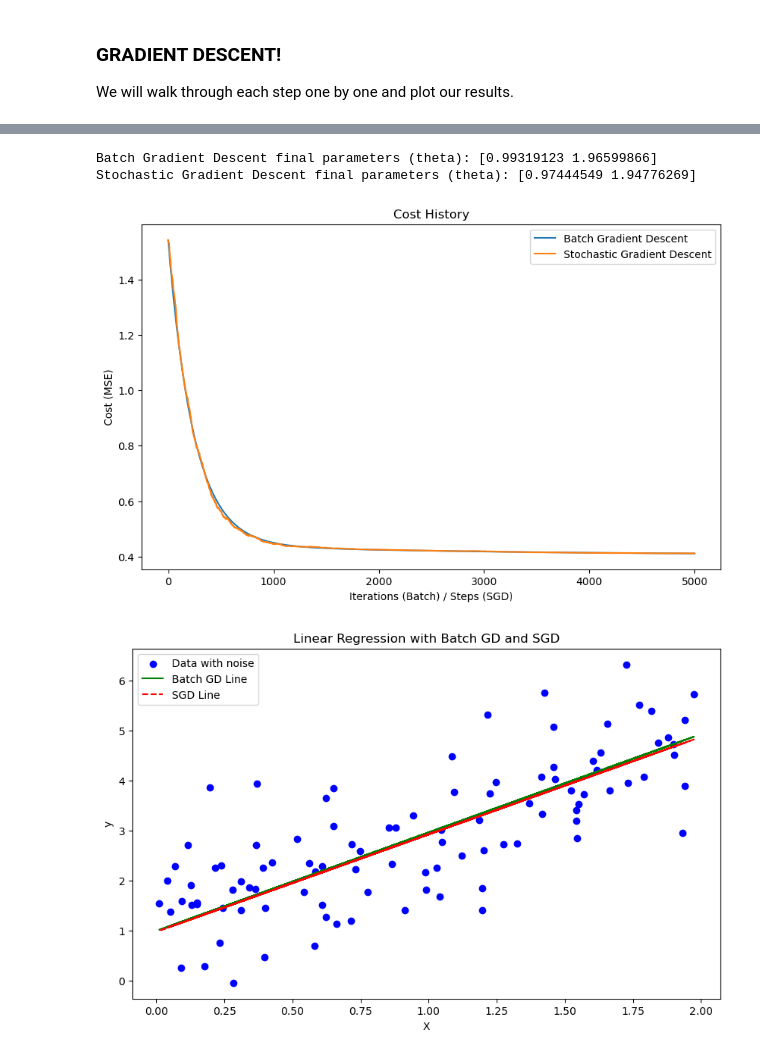
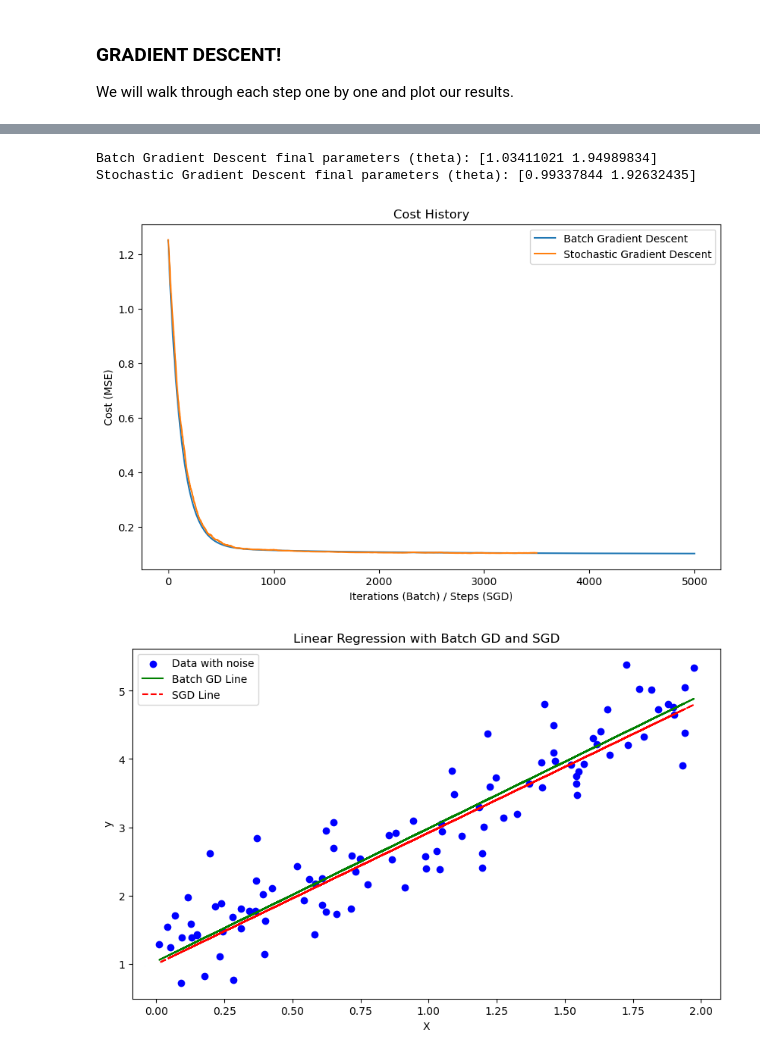
Before and after one commit to rjaditya-2702/CS5100-SecA-Demo, a Jupyter notebook: The OG way.ipynb, the cells around one changed output, grey strips where cells are left out. Cells and saved outputs as stored; diff of their text form; code cells hidden in the pictures.

```diff
--- a/The OG way.ipynb
+++ b/The OG way.ipynb
@@ -22,7 +22,7 @@ def fit(X, theta):
 def generate_data(n_samples=100):
     np.random.seed(42)
     X = 2 * np.random.rand(n_samples, 1) - 1  # Random values between -1 and 1
-    y = 1 - 2 * X + X**2  # True function: f(x) = 1 - 2x + x^2
+    y = X**2  # True function: f(x) = 1 - 2x + x^2
     y = y.ravel()  # Flatten y to 1D
     return X, y
 
@@ -42,7 +42,7 @@ for i in range(W0.shape[0]):
 
 # Plot the contour plot (level sets of MSE)
 plt.figure(figsize=(8, 6))
-contour = plt.contourf(W0, W1, Z, levels=50)
+contour = plt.contourf(W0, W1, Z, levels=10)
 plt.colorbar(contour)
 plt.xlabel('Theta 0')
 plt.ylabel('Theta 1')
@@ -61,7 +61,7 @@ np.random.seed(42)  # For reproducibility
 n_samples = 100
 X = 2 * np.random.rand(n_samples, 1)  # Random input values in range [0, 2]
 y_true = 1 + 2 * X  # True values without noise
-y = y_true + np.random.randn(n_samples, 1)  # Adding Gaussian noise
+y = y_true + 0.5*np.random.randn(n_samples, 1)  # Adding Gaussian noise
 
 # Add a bias term (x0 = 1) to X for the intercept
 X_b = np.c_[np.ones((n_samples, 1)), X]  # X_b becomes [1, x] for each sample
@@ -81,7 +81,7 @@ def batch_gradient_descent(X, y, theta, learning_rate=0.1, n_iterations=1000):
     theta_1s = np.zeros(n_iterations)
 
     for i in range(n_iterations):
-        gradients = (1 / m) * X.T.dot(X.dot(theta) - y)  # Gradient calculation
+        gradients = (2 / m) * X.T.dot(X.dot(theta) - y)  # Gradient calculation
         tmp = theta.ravel()
         theta_0s[i] = tmp[0]
         theta_1s[i] = tmp[1]
@@ -92,7 +92,7 @@ def batch_gradient_descent(X, y, theta, learning_rate=0.1, n_iterations=1000):
 
 # Stochastic Gradient Descent
 def stochastic_gradient_descent(X, y, theta, learning_rate=0.1, n_epochs=50):
-    m = len(y)
+    m = int(0.7*len(y))
     cost_history = np.zeros(m * n_epochs)
     t = 0  # Keeps track of the update steps
     theta_0s = np.zeros(m * n_epochs)
@@ -102,7 +102,7 @@ def stochastic_gradient_descent(X, y, theta, learning_rate=0.1, n_epochs=50):
             random_index = np.random.randint(m)  # Randomly pick one sample
             xi = X[random_index:random_index+1]  # Single training example
             yi = y[random_index:random_index+1]
-            gradients = xi.T.dot(xi.dot(theta) - yi)
+            gradients = 2*xi.T.dot(xi.dot(theta) - yi)
             tmp = theta.ravel()
             theta_0s[t] = tmp[0]
             theta_1s[t] = tmp[1]
@@ -124,37 +124,37 @@ n_epochs = 50
 theta_batch, cost_history_batch, theta_history_batch = batch_gradient_descent(X_b, y, theta_init.copy(), learning_rate, n_iterations)
 
 # Perform Stochastic Gradient Descent
 theta_sgd, cost_history_sgd, theta_history_sgd = stochastic_gradient_descent(X_b, y, theta_init.copy(), learning_rate, n_epochs)
 
 # Print the final parameters
 print("Batch Gradient Descent final parameters (theta):", theta_batch.ravel())
 print("Stochastic Gradient Descent final parameters (theta):", theta_sgd.ravel())
 
 # Plot the cost history for both methods
 plt.figure(figsize=(10, 6))
 plt.plot(cost_history_batch, label='Batch Gradient Descent')
 plt.plot(cost_history_sgd, label='Stochastic Gradient Descent')
 plt.ylabel('Cost (MSE)')
 plt.xlabel('Iterations (Batch) / Steps (SGD)')
 plt.title('Cost History')
 plt.legend()
 plt.show()
 
 # Plot the data and the regression lines
 plt.figure(figsize=(10, 6))
 plt.scatter(X, y, label='Data with noise', color='blue')
 plt.plot(X, X_b.dot(theta_batch), label='Batch GD Line', color='green')
 plt.plot(X, X_b.dot(theta_sgd), label='SGD Line', color='red', linestyle='--')
 plt.xlabel('X')
 plt.ylabel('y')
 plt.title('Linear Regression with Batch GD and SGD')
 plt.legend()
 plt.show()
 # %% [output]
-Batch Gradient Descent final parameters (theta): [0.99319123 1.96599866]
-Stochastic Gradient Descent final parameters (theta): [0.97444549 1.94776269]
+Batch Gradient Descent final parameters (theta): [1.03411021 1.94989834]
+Stochastic Gradient Descent final parameters (theta): [0.99337844 1.92632435]
-[figure, old version]
+[figure, new version]
-[figure, old version]
+[figure, new version]
 # %%
 ## PATH OF BATCH GRADIENT DESCENT
 def generate_data(n_samples=100):
```
Also changed, not shown: parts of 5 cells of this notebook.
